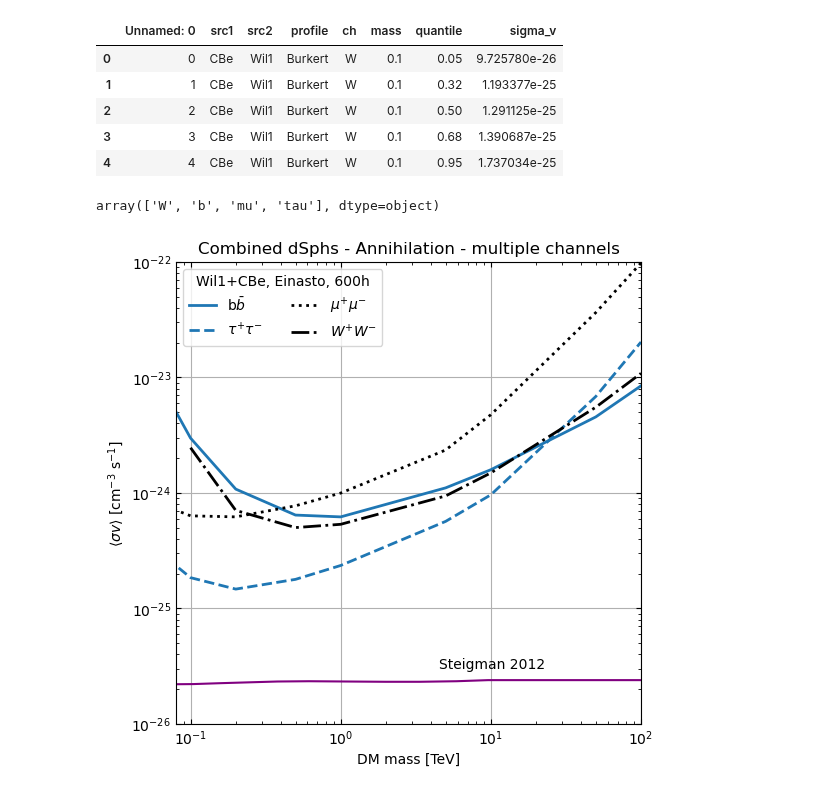
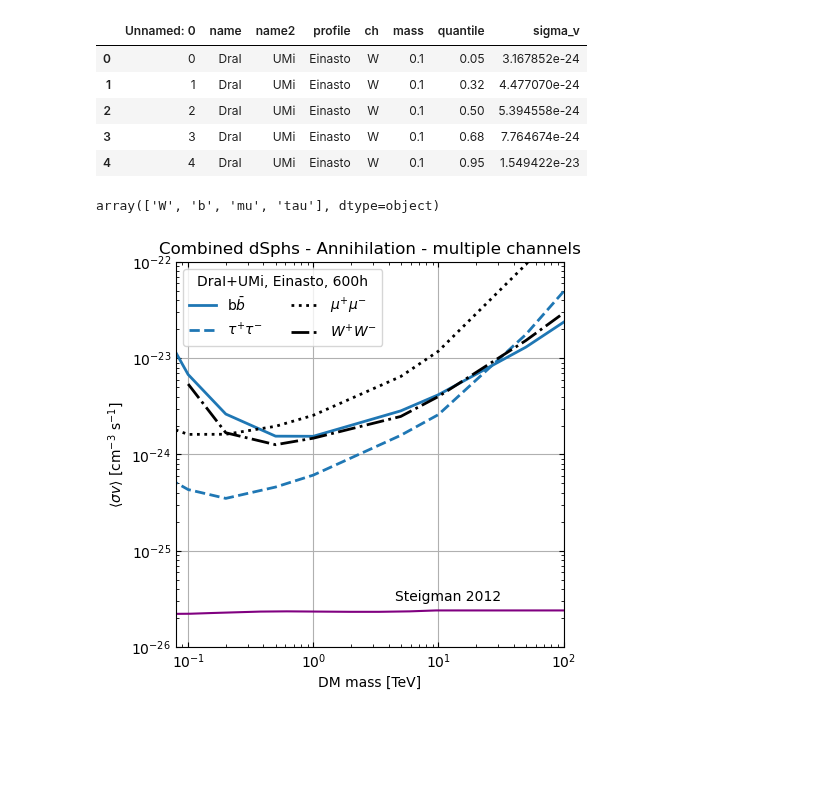
Before and after one commit to micheledoro/gDMbounds, a Jupyter notebook: sandbox/mdoro/makeplot_limits_combined_ann_dec_allch.ipynb, the cells around one changed output. Drawn from its saved outputs; the diff is of its cells as text; code cells hidden in the pictures; blank space fills up the shorter version.

Commit message:
Updated with sigmaJ limits

```diff
--- a/sandbox/mdoro/makeplot_limits_combined_ann_dec_allch.ipynb
+++ b/sandbox/mdoro/makeplot_limits_combined_ann_dec_allch.ipynb
@@ -22,8 +22,11 @@ for name in dSphNames:
 df_decay_single = pd.concat(df_list, ignore_index=True)
 df_decay_single.drop_duplicates(inplace=True)
 # %%
-df = pd.read_csv('sv_limits_quantiles/Combined_Annichilation_CBe_Wil1_T600.csv')
-df_decay = pd.read_csv('sv_limits_quantiles/Combined_Decay_CBe_UMi_T600.csv')
+#df = pd.read_csv('sv_limits_quantiles/Combined_Annichilation_CBe_Wil1_T600.csv')
+#df_decay = pd.read_csv('sv_limits_quantiles/Combined_Decay_CBe_UMi_T600.csv')
+
+df = pd.read_csv('sv_limits_quantiles_files_wsj/Combined_Einasto_Annichilation_DraI_UMi_T600_wsj.csv')
+df_decay = pd.read_csv('sv_limits_quantiles_files_wsj/Combined_Einasto_Decay_DraI_UMi_T600_wsj.csv')
 
 # Rescale mass column by 1/1000 to have it in TeV
 df['mass'] = df['mass'] / 1000
@@ -35,18 +38,18 @@ relic['mass'] =  relic['mass'] / 1000
 # %%
 df.head()
 # %% [output]
-|  | Unnamed: 0 | src1 | src2 | profile | ch | mass | quantile | sigma_v |
-| 0 | 0 | CBe | Wil1 | Burkert | W | 0.1 | 0.05 | 9.725780e-26 |
-| 1 | 1 | CBe | Wil1 | Burkert | W | 0.1 | 0.32 | 1.193377e-25 |
-| 2 | 2 | CBe | Wil1 | Burkert | W | 0.1 | 0.50 | 1.291125e-25 |
-| 3 | 3 | CBe | Wil1 | Burkert | W | 0.1 | 0.68 | 1.390687e-25 |
-| 4 | 4 | CBe | Wil1 | Burkert | W | 0.1 | 0.95 | 1.737034e-25 |
+|  | Unnamed: 0 | name | name2 | profile | ch | mass | quantile | sigma_v |
+| 0 | 0 | DraI | UMi | Einasto | W | 0.1 | 0.05 | 3.167852e-24 |
+| 1 | 1 | DraI | UMi | Einasto | W | 0.1 | 0.32 | 4.477070e-24 |
+| 2 | 2 | DraI | UMi | Einasto | W | 0.1 | 0.50 | 5.394558e-24 |
+| 3 | 3 | DraI | UMi | Einasto | W | 0.1 | 0.68 | 7.764674e-24 |
+| 4 | 4 | DraI | UMi | Einasto | W | 0.1 | 0.95 | 1.549422e-23 |
 # %%
 np.unique(df.ch)
 # %% [output]
 array(['W', 'b', 'mu', 'tau'], dtype=object)
 # %%
-fig = plt.figure(figsize=(6,6))
+fig = plt.figure(figsize=(5,5))
 plt.xlabel("DM mass [TeV]")
 plt.ylabel(r"$\langle\sigma v \rangle$ [cm$^{-3}$ s$^{-1}$]")
 plt.xlim(8e-2,1e2)
@@ -103,35 +106,33 @@ for ch,c in zip(channel,color):
                          df[mask_up]['sigma_v']*scale,
                          df[mask_dw]['sigma_v']*scale, color='yellowgreen', alpha=0.75)
     """
 
     mask = (df['quantile'] == 0.5)  & (df['profile']==profile) & (df['ch']==ch)
     plt.loglog(df[mask]['mass'],df[mask]['sigma_v']*scale,
                ls=linestyle, linewidth=linewidth, color=c,
                #marker='o',
                label=label[contador])
 
     contador = contador + 1
 
 
 
 plt.plot(relic.mass, relic.sigmav,color="purple")
 plt.text(x=4.500, y=3e-26, s='Steigman 2012')
 
 
-plt.legend(title=r'Wil1+CBe, Einasto, 600h',ncol=2)
+plt.legend(title=r'DraI+UMi, Einasto, 600h',ncol=2)
     #ax = plt.gca()
     #at = AnchoredText(name+"\n"+r"T$_{obs}$=100 h",
     #          loc='upper left', prop=dict(size=16), frameon=True)
 
     #ax.add_artist(at)
 
 
 
 
 
-#plt.savefig('stacked_Wil1_CBe_NewChannels_Einasto_prod5_T300.pdf', bbox_inches='tight', pad_inches=0.3)
-#plt.savefig('stacked_Wil1_CBe_NewChannels_Einasto_prod5_T300.png', bbox_inches='tight', pad_inches=0.3)
 plt.savefig('plot_combined_Wil1_CBe_ann_einasto_allch.png', bbox_inches='tight', pad_inches=0.3)
 # %% [output]
-[figure, old version]
+[figure, new version]
 # %%
```
Also changed, not shown: parts of 1 cell of this notebook.
